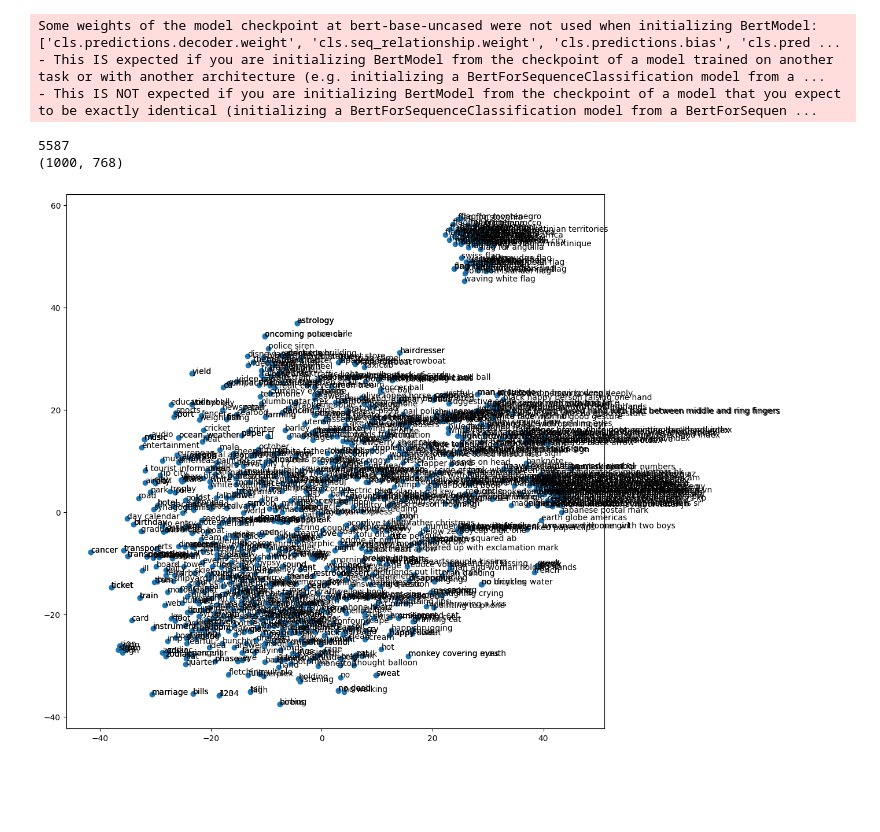
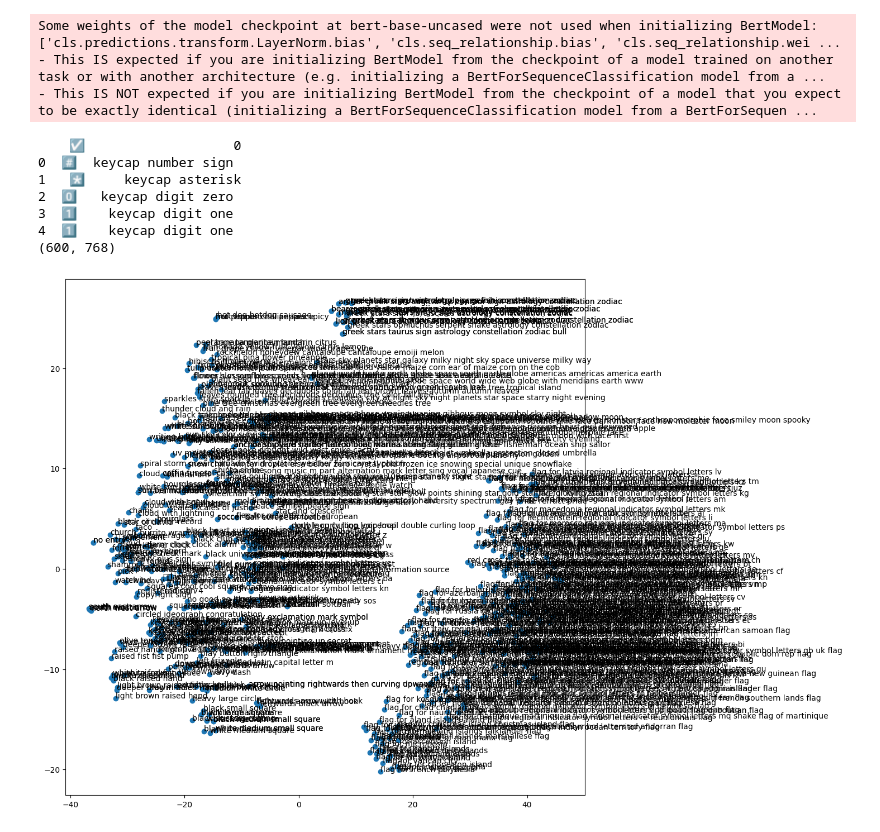
Before and after one commit to GeogeoB/BertEmoji, a Jupyter notebook: BertTest.ipynb, the cells around one changed output. Drawn from its saved outputs; the diff is of its cells as text; code cells hidden in the pictures; blank space fills up the shorter version.

```diff
--- a/BertTest.ipynb
+++ b/BertTest.ipynb
@@ -26,47 +26,62 @@ import matplotlib.pyplot as plt
 import matplotlib.font_manager as fm
 import pandas as pd
 
-size = 1000
+size = 600
+debut = 0
 
 # Instancier le tokenizer et le modèle BERT
-tokenizer = BertTokenizer.from_pretrained('bert-base-uncased')
+tokenizer = BertTokenizer.from_pretrained('bert-base-uncased', add_special_tokens=False)
 model = BertModel.from_pretrained('bert-base-uncased')
 
-data = pd.read_csv("train.txt", delimiter='\t')
-emoji_description = data.iloc[:,0]
+data = pd.read_csv("emoji_joined.txt", delimiter='\t')
+
+def concat_noms(group):
+    return ' '.join(group[data.columns[0]])
+
+data = data.groupby(data.columns[1]).apply(concat_noms)
+data = data.reset_index()
+
+print(data.head())
+
+emoji_description = data.iloc[:,1]
 emoji_description = emoji_description.tolist()
-print(len(emoji_description))
-emoji_description = emoji_description[0:size]
+emoji_description = emoji_description[debut:debut + size]
+
 
 # Prétraiter le texte à encoder avec le modèle BERT
 inputs = tokenizer(emoji_description, padding=True, truncation=True, return_tensors='pt')
 
 # Obtenir les embeddings des tokens avec BERT
 embeddings = model(**inputs).last_hidden_state
 embeddings = embeddings[:, 0, :]
 
 # Appliquer la méthode t-SNE
 tsne = TSNE(n_components=2, random_state=42)
 print(embeddings.detach().numpy().reshape(-1, 768).shape)
 resultats_tsne = tsne.fit_transform(embeddings.detach().numpy().reshape(-1, 768))
 
 
 # Visualiser les embeddings avec la méthode t-SNE
 
 
 fig, ax = plt.subplots(figsize=(12, 12))
 ax.scatter(resultats_tsne[:, 0], resultats_tsne[:, 1])
 
 for i, txt in enumerate(emoji_description):
     ax.annotate(txt, (resultats_tsne[i, 0], resultats_tsne[i, 1]))
 
 plt.show()
 # %% [output]
-Some weights of the model checkpoint at bert-base-uncased were not used when initializing BertModel: ['cls.predictions.decoder.weight', 'cls.seq_relationship.weight', 'cls.predictions.bias', 'cls.pred ...
+Some weights of the model checkpoint at bert-base-uncased were not used when initializing BertModel: ['cls.predictions.transform.LayerNorm.bias', 'cls.seq_relationship.bias', 'cls.seq_relationship.wei ...
 - This IS expected if you are initializing BertModel from the checkpoint of a model trained on another task or with another architecture (e.g. initializing a BertForSequenceClassification model from a ...
 - This IS NOT expected if you are initializing BertModel from the checkpoint of a model that you expect to be exactly identical (initializing a BertForSequenceClassification model from a BertForSequen ...
-5587
-(1000, 768)
+    ☑️                   0
+0  #️⃣  keycap number sign
+1   *⃣     keycap asterisk
+2  0️⃣   keycap digit zero
+3  1⃣️    keycap digit one
+4  1️⃣    keycap digit one
+(600, 768)
-[figure, old version]
+[figure, new version]
 # %%
 import plotly.graph_objects as go
```
Also changed, not shown: parts of 2 cells of this notebook, 2 other files.
